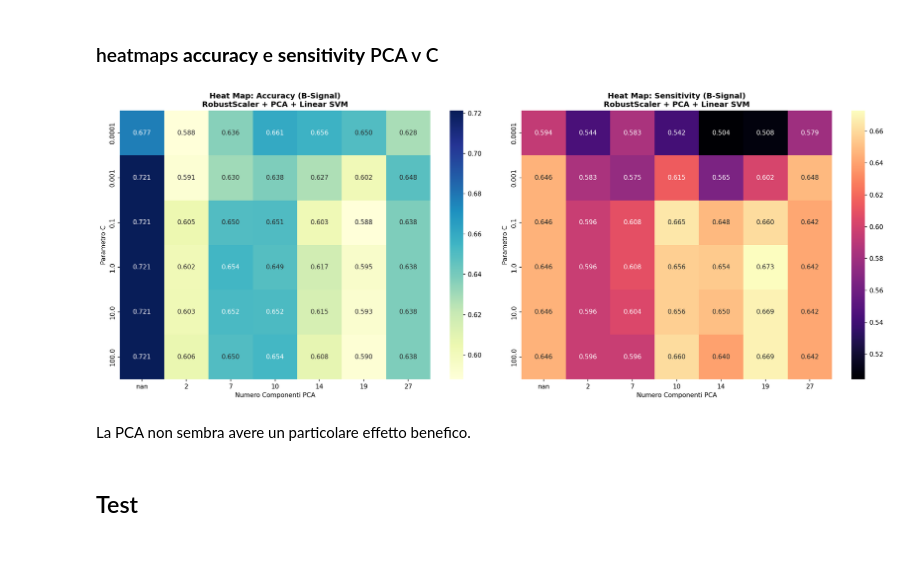
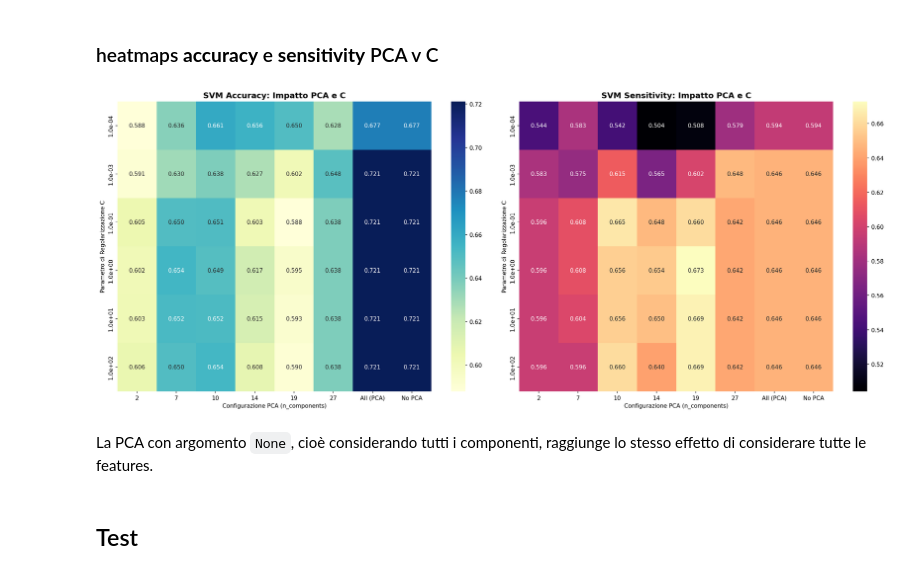
Before and after one commit to zosojack/ml-applications, a Jupyter notebook: first-project/svm_definitivo.ipynb, the cells around one changed output. Drawn from its saved outputs; the diff is of its cells as text; code cells hidden in the pictures.

```diff
--- a/first-project/svm_definitivo.ipynb
+++ b/first-project/svm_definitivo.ipynb
@@ -284,13 +284,23 @@ pipe = Pipeline([
 ])
 
 # 2. Definizione griglia dei parametri #
-param_grid = {
+param_grid = [
+
+{
+    # BLOCCO 1: Con PCA
+    "reduce_dim": [PCA(random_state=42)],
     # Per provare parametri specifici di uno step (PCA)
     "reduce_dim__n_components": N_COMPONENTS_OPTIONS,
 
     # Per provare parametri del classificatore
     "classify__C": C_OPTIONS,
+},
+{
+    # BLOCCO 2: Senza PCA
+    "reduce_dim": ["passthrough"],
+    "classify__C": C_OPTIONS,
 }
+]
 
 # 3. Configurazione GridSearch #
 grid = GridSearchCV(
@@ -360,39 +370,68 @@ Numero totale di configurazioni provate: 42
 # %% [markdown]
 ### heatmaps **accuracy** e **sensitivity** PCA v C
 # %%
-df_filtered = results_df_pca[results_df_pca['param_reduce_dim__n_components'] != 44].copy()
+# 1. Preparazione dei dati: Creazione di etichette univoche
+df_plot = results_df_pca.copy()
 
-# 1. Preparazione dei dati: Pivot delle tabelle
-# Trasformiamo il DataFrame in matrici (Indice = C, Colonne = n_components)
-pivot_acc = df_filtered.pivot(index='param_classify__C',
-                                 columns='param_reduce_dim__n_components',
-                                 values='mean_test_score')
+def map_pca_labels(row):
+    # Caso: Passthrough (Nessuna PCA eseguita)
+    if row['param_reduce_dim'] == 'passthrough':
+        return 'No PCA'
+    # Caso: PCA con n_components=None (Tutte le componenti)
+    elif pd.isna(row['param_reduce_dim__n_components']):
+        return 'All (PCA)'
+    # Caso: PCA con numero di componenti specifico
+    else:
+        return str(int(row['param_reduce_dim__n_components']))
 
-pivot_sens = df_filtered.pivot(index='param_classify__C',
-                                  columns='param_reduce_dim__n_components',
-                                  values='mean_test_sensitivity')
+df_plot['n_comp_label'] = df_plot.apply(map_pca_labels, axis=1)
 
-# 2. Creazione della figura
-fig, axes = plt.subplots(1, 2, figsize=(18, 7), dpi=150)
+# 2. Pivot delle tabelle
+pivot_acc = df_plot.pivot(index='param_classify__C',
+                          columns='n_comp_label',
+                          values='mean_test_score')
+
+pivot_sens = df_plot.pivot(index='param_classify__C',
+                           columns='n_comp_label',
+                           values='mean_test_sensitivity')
+
+# 3. Ordinamento logico delle colonne
+# Ordiniamo i numeri in modo crescente, poi mettiamo 'All (PCA)' e infine 'No PCA'
+numeric_cols = sorted([c for c in pivot_acc.columns if c.isdigit()], key=int)
+special_cols = []
+if 'All (PCA)' in pivot_acc.columns: special_cols.append('All (PCA)')
+if 'No PCA' in pivot_acc.columns: special_cols.append('No PCA')
+
+ordered_columns = numeric_cols + special_cols
+pivot_acc = pivot_acc[ordered_columns]
+pivot_sens = pivot_sens[ordered_columns]
+
+# 4. Creazione della figura
+fig, axes = plt.subplots(1, 2, figsize=(20, 8), dpi=150)
 
 # --- Heatmap Accuracy ---
 sns.heatmap(pivot_acc, annot=True, fmt=".3f", cmap="YlGnBu", ax=axes[0])
-axes[0].set_title('Heat Map: Accuracy (B-Signal)\nRobustScaler + PCA + Linear SVM', fontweight='bold')
-axes[0].set_xlabel('Numero Componenti PCA')
-axes[0].set_ylabel('Parametro C')
+axes[0].set_title('SVM Accuracy: Impatto PCA e C', fontweight='bold', fontsize=14)
+axes[0].set_xlabel('Configurazione PCA (n_components)')
+axes[0].set_ylabel('Parametro di Regolarizzazione C')
 
 # --- Heatmap Sensitivity ---
 sns.heatmap(pivot_sens, annot=True, fmt=".3f", cmap="magma", ax=axes[1])
-axes[1].set_title('Heat Map: Sensitivity (B-Signal)\nRobustScaler + PCA + Linear SVM', fontweight='bold')
-axes[1].set_xlabel('Numero Componenti PCA')
-axes[1].set_ylabel('Parametro C')
+axes[1].set_title('SVM Sensitivity: Impatto PCA e C', fontweight='bold', fontsize=14)
+axes[1].set_xlabel('Configurazione PCA (n_components)')
+axes[1].set_ylabel('Parametro di Regolarizzazione C')
+
+# Formattazione asse Y: Notazione scientifica per i valori di C
+y_labels = [f'{float(t.get_text()):.1e}' for t in axes[0].get_yticklabels()]
+axes[0].set_yticklabels(y_labels)
+axes[1].set_yticklabels(y_labels)
 
 plt.tight_layout()
 plt.show()
 # %% [output]
-[figure, old version]
+[figure, new version]
 # %% [markdown]
-La PCA non sembra avere un particolare effetto benefico.
+La PCA con argomento `None`, cioè considerando tutti i componenti, raggiunge lo stesso effetto di considerare tutte le features.
 # %% [markdown]
 ## Test
 # %% [markdown]
```
Also changed, not shown: parts of 4 cells of this notebook, 2 other files.
